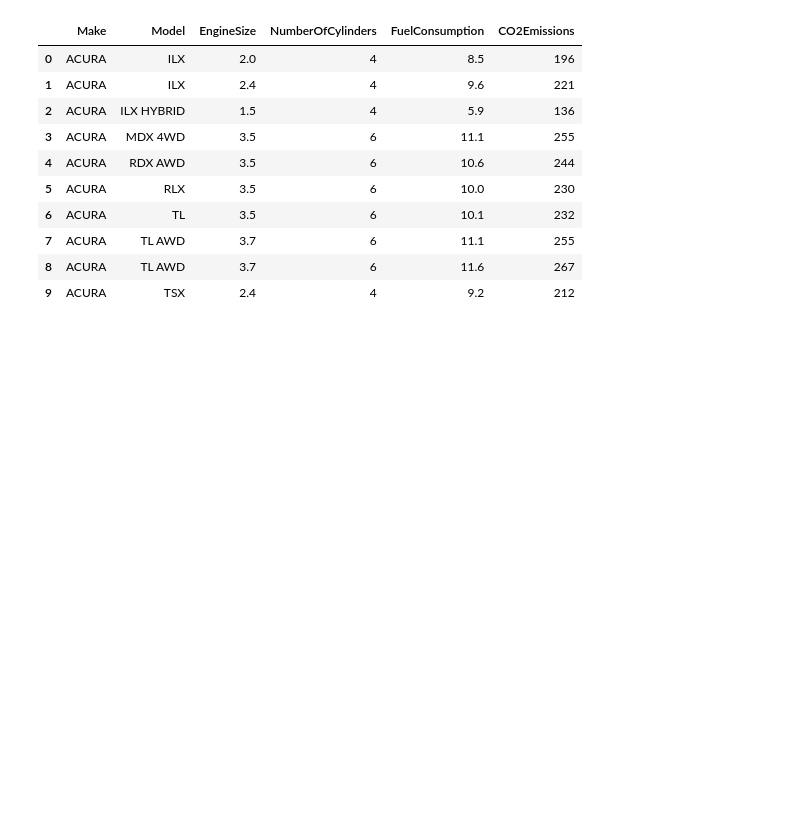
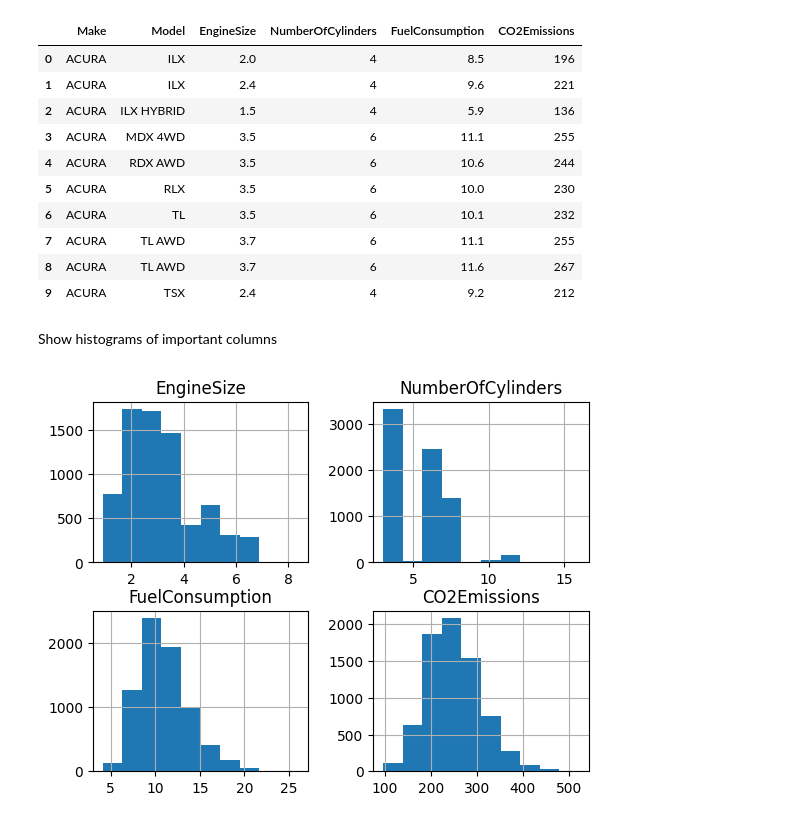
Before and after one commit to theelham/car-emission, a Jupyter notebook: car-emission.ipynb, the cells around one changed output. Cells and saved outputs as stored; diff of their text form; code cells hidden in the pictures; blank space fills up the shorter version.

Commit message:
Show histograms of important columns

```diff
--- a/car-emission.ipynb
+++ b/car-emission.ipynb
@@ -151,3 +151,12 @@ cdf.head(10)
 | 7 | ACURA | TL AWD | 3.7 | 6 | 11.1 | 255 |
 | 8 | ACURA | TL AWD | 3.7 | 6 | 11.6 | 267 |
 | 9 | ACURA | TSX | 2.4 | 4 | 9.2 | 212 |
+# %% [markdown]
+Show histograms of important columns
+# %%
+import pylab as plt
+viz = cdf[['EngineSize','NumberOfCylinders','FuelConsumption','CO2Emissions']]
+viz.hist()
+plt.show()
+# %% [output]
+[figure, added]
```
